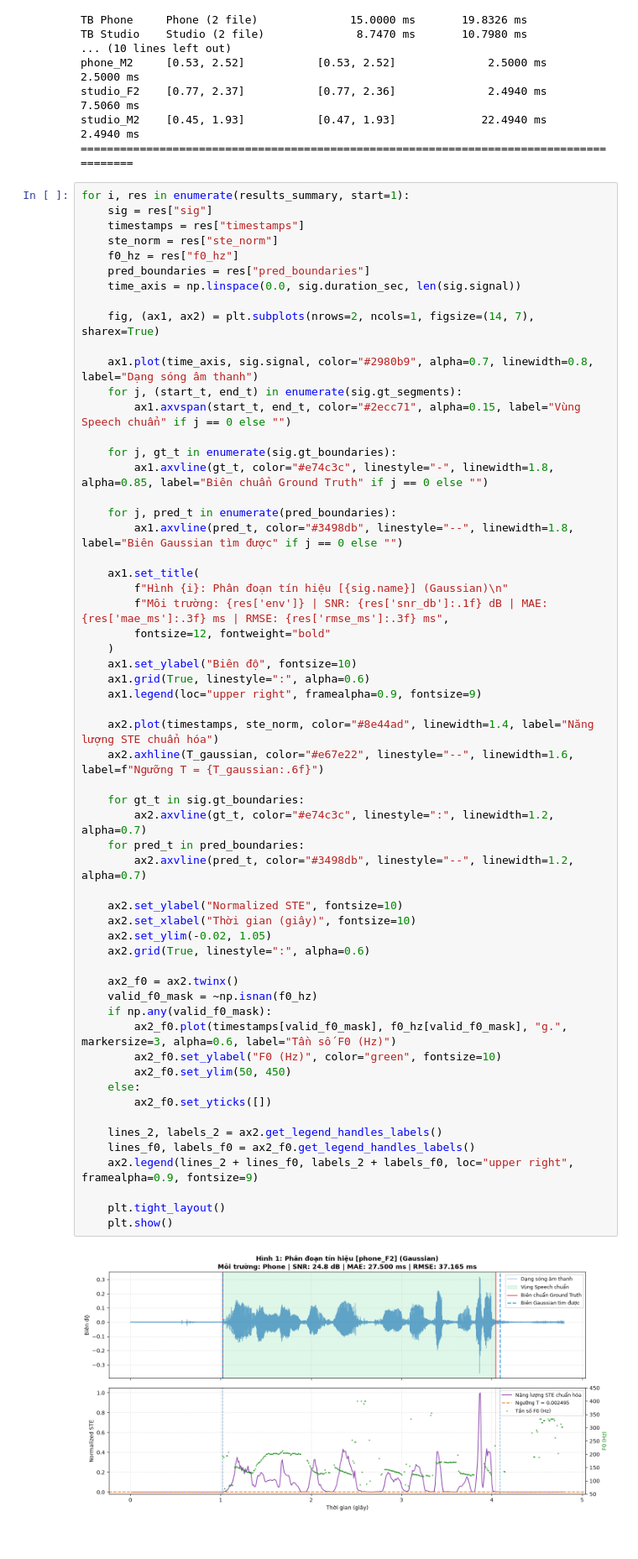
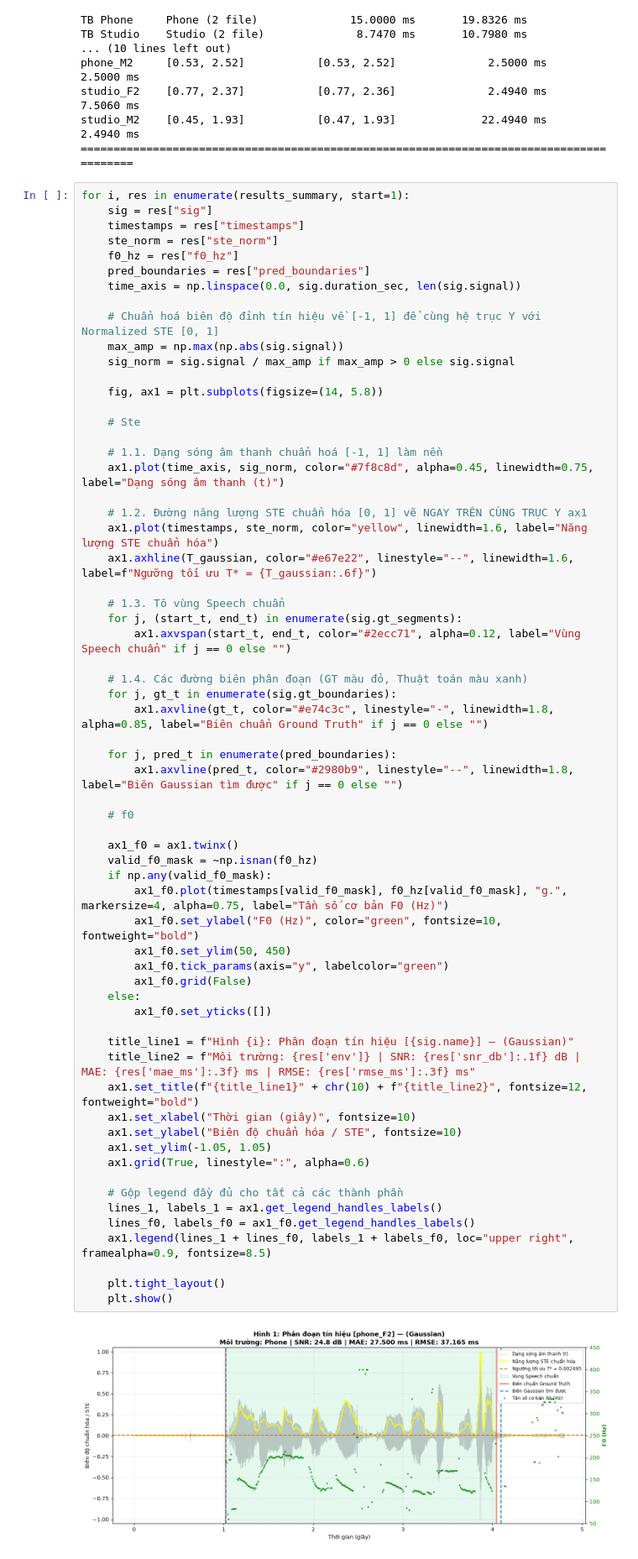
Before and after one commit to DamPhuQuy/Speech-Silence-Discrimination, a Jupyter notebook: simple_statistics.ipynb, the cells around one changed output. Shown at 84% size. Saved outputs shown, nothing was run; the diff lists cells and outputs as text.

```diff
--- a/simple_statistics.ipynb
+++ b/simple_statistics.ipynb
@@ -615,60 +615,65 @@ studio_M2    [0.45, 1.93]           [0.47, 1.93]             22.4940 ms        2
 # %%
 for i, res in enumerate(results_summary, start=1):
     sig = res["sig"]
     timestamps = res["timestamps"]
     ste_norm = res["ste_norm"]
     f0_hz = res["f0_hz"]
     pred_boundaries = res["pred_boundaries"]
     time_axis = np.linspace(0.0, sig.duration_sec, len(sig.signal))
 
-    fig, (ax1, ax2) = plt.subplots(nrows=2, ncols=1, figsize=(14, 7), sharex=True)
+    # Chuẩn hoá biên độ đỉnh tín hiệu về [-1, 1] để cùng hệ trục Y với Normalized STE [0, 1]
+    max_amp = np.max(np.abs(sig.signal))
+    sig_norm = sig.signal / max_amp if max_amp > 0 else sig.signal
 
-    ax1.plot(time_axis, sig.signal, color="#2980b9", alpha=0.7, linewidth=0.8, label="Dạng sóng âm thanh")
+    fig, ax1 = plt.subplots(figsize=(14, 5.8))
+
+    # Ste
+
+    # 1.1. Dạng sóng âm thanh chuẩn hoá [-1, 1] làm nền
+    ax1.plot(time_axis, sig_norm, color="#7f8c8d", alpha=0.45, linewidth=0.75, label="Dạng sóng âm thanh (t)")
+
+    # 1.2. Đường năng lượng STE chuẩn hóa [0, 1] vẽ NGAY TRÊN CÙNG TRỤC Y ax1
+    ax1.plot(timestamps, ste_norm, color="yellow", linewidth=1.6, label="Năng lượng STE chuẩn hóa")
+    ax1.axhline(T_gaussian, color="#e67e22", linestyle="--", linewidth=1.6, label=f"Ngưỡng tối ưu T* = {T_gaussian:.6f}")
+
+    # 1.3. Tô vùng Speech chuẩn
     for j, (start_t, end_t) in enumerate(sig.gt_segments):
-        ax1.axvspan(start_t, end_t, color="#2ecc71", alpha=0.15, label="Vùng Speech chuẩn" if j == 0 else "")
+        ax1.axvspan(start_t, end_t, color="#2ecc71", alpha=0.12, label="Vùng Speech chuẩn" if j == 0 else "")
 
+    # 1.4. Các đường biên phân đoạn (GT màu đỏ, Thuật toán màu xanh)
     for j, gt_t in enumerate(sig.gt_boundaries):
         ax1.axvline(gt_t, color="#e74c3c", linestyle="-", linewidth=1.8, alpha=0.85, label="Biên chuẩn Ground Truth" if j == 0 else "")
 
     for j, pred_t in enumerate(pred_boundaries):
-        ax1.axvline(pred_t, color="#3498db", linestyle="--", linewidth=1.8, label="Biên Gaussian tìm được" if j == 0 else "")
+        ax1.axvline(pred_t, color="#2980b9", linestyle="--", linewidth=1.8, label="Biên Gaussian tìm được" if j == 0 else "")
 
-    ax1.set_title(
-        f"Hình {i}: Phân đoạn tín hiệu [{sig.name}] (Gaussian)\n"
-        f"Môi trường: {res['env']} | SNR: {res['snr_db']:.1f} dB | MAE: {res['mae_ms']:.3f} ms | RMSE: {res['rmse_ms']:.3f} ms",
-        fontsize=12, fontweight="bold"
-    )
-    ax1.set_ylabel("Biên độ", fontsize=10)
-    ax1.grid(True, linestyle=":", alpha=0.6)
-    ax1.legend(loc="upper right", framealpha=0.9, fontsize=9)
+    # f0
 
-    ax2.plot(timestamps, ste_norm, color="#8e44ad", linewidth=1.4, label="Năng lượng STE chuẩn hóa")
-    ax2.axhline(T_gaussian, color="#e67e22", linestyle="--", linewidth=1.6, label=f"Ngưỡng T = {T_gaussian:.6f}")
-
-    for gt_t in sig.gt_boundaries:
-        ax2.axvline(gt_t, color="#e74c3c", linestyle=":", linewidth=1.2, alpha=0.7)
-    for pred_t in pred_boundaries:
-        ax2.axvline(pred_t, color="#3498db", linestyle="--", linewidth=1.2, alpha=0.7)
-
-    ax2.set_ylabel("Normalized STE", fontsize=10)
-    ax2.set_xlabel("Thời gian (giây)", fontsize=10)
-    ax2.set_ylim(-0.02, 1.05)
-    ax2.grid(True, linestyle=":", alpha=0.6)
-
-    ax2_f0 = ax2.twinx()
+    ax1_f0 = ax1.twinx()
     valid_f0_mask = ~np.isnan(f0_hz)
     if np.any(valid_f0_mask):
-        ax2_f0.plot(timestamps[valid_f0_mask], f0_hz[valid_f0_mask], "g.", markersize=3, alpha=0.6, label="Tần số F0 (Hz)")
-        ax2_f0.set_ylabel("F0 (Hz)", color="green", fontsize=10)
-        ax2_f0.set_ylim(50, 450)
+        ax1_f0.plot(timestamps[valid_f0_mask], f0_hz[valid_f0_mask], "g.", markersize=4, alpha=0.75, label="Tần số cơ bản F0 (Hz)")
+        ax1_f0.set_ylabel("F0 (Hz)", color="green", fontsize=10, fontweight="bold")
+        ax1_f0.set_ylim(50, 450)
+        ax1_f0.tick_params(axis="y", labelcolor="green")
+        ax1_f0.grid(False)
     else:
-        ax2_f0.set_yticks([])
+        ax1_f0.set_yticks([])
 
-    lines_2, labels_2 = ax2.get_legend_handles_labels()
-    lines_f0, labels_f0 = ax2_f0.get_legend_handles_labels()
-    ax2.legend(lines_2 + lines_f0, labels_2 + labels_f0, loc="upper right", framealpha=0.9, fontsize=9)
+    title_line1 = f"Hình {i}: Phân đoạn tín hiệu [{sig.name}] — (Gaussian)"
+    title_line2 = f"Môi trường: {res['env']} | SNR: {res['snr_db']:.1f} dB | MAE: {res['mae_ms']:.3f} ms | RMSE: {res['rmse_ms']:.3f} ms"
+    ax1.set_title(f"{title_line1}" + chr(10) + f"{title_line2}", fontsize=12, fontweight="bold")
+    ax1.set_xlabel("Thời gian (giây)", fontsize=10)
+    ax1.set_ylabel("Biên độ chuẩn hóa / STE", fontsize=10)
+    ax1.set_ylim(-1.05, 1.05)
+    ax1.grid(True, linestyle=":", alpha=0.6)
+
+    # Gộp legend đầy đủ cho tất cả các thành phần
+    lines_1, labels_1 = ax1.get_legend_handles_labels()
+    lines_f0, labels_f0 = ax1_f0.get_legend_handles_labels()
+    ax1.legend(lines_1 + lines_f0, labels_1 + labels_f0, loc="upper right", framealpha=0.9, fontsize=8.5)
 
     plt.tight_layout()
     plt.show()
 # %% [output]
-[figure, old version]
+[figure, new version]
```
Also changed, not shown: parts of 1 cell of this notebook, 1 other file.
